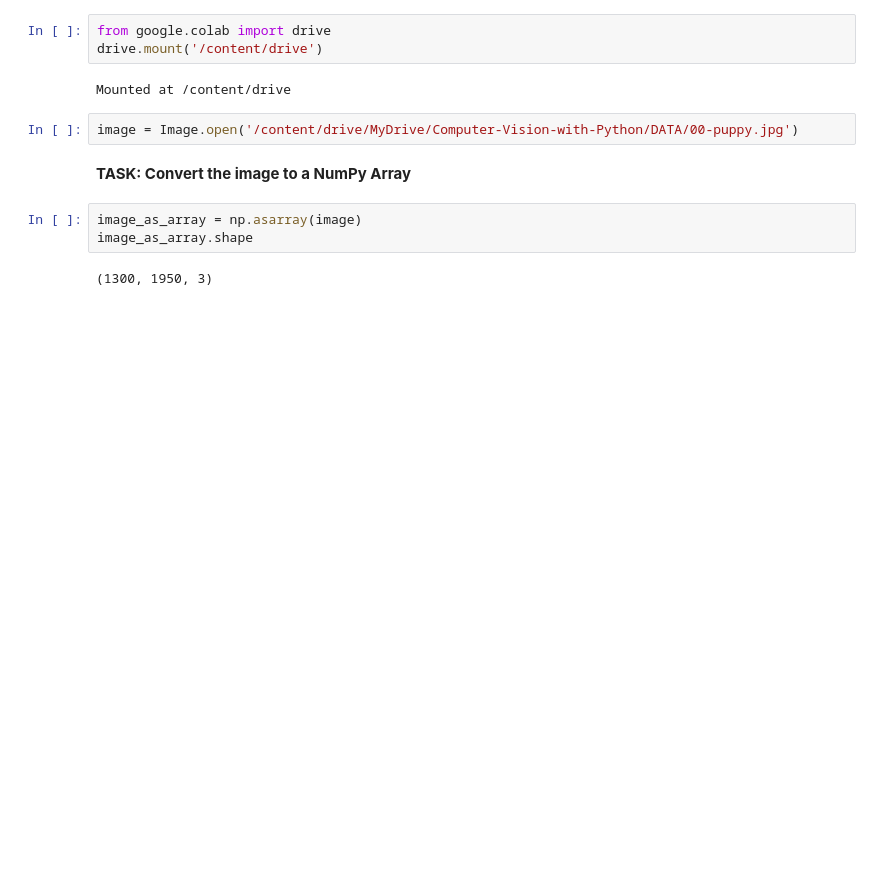
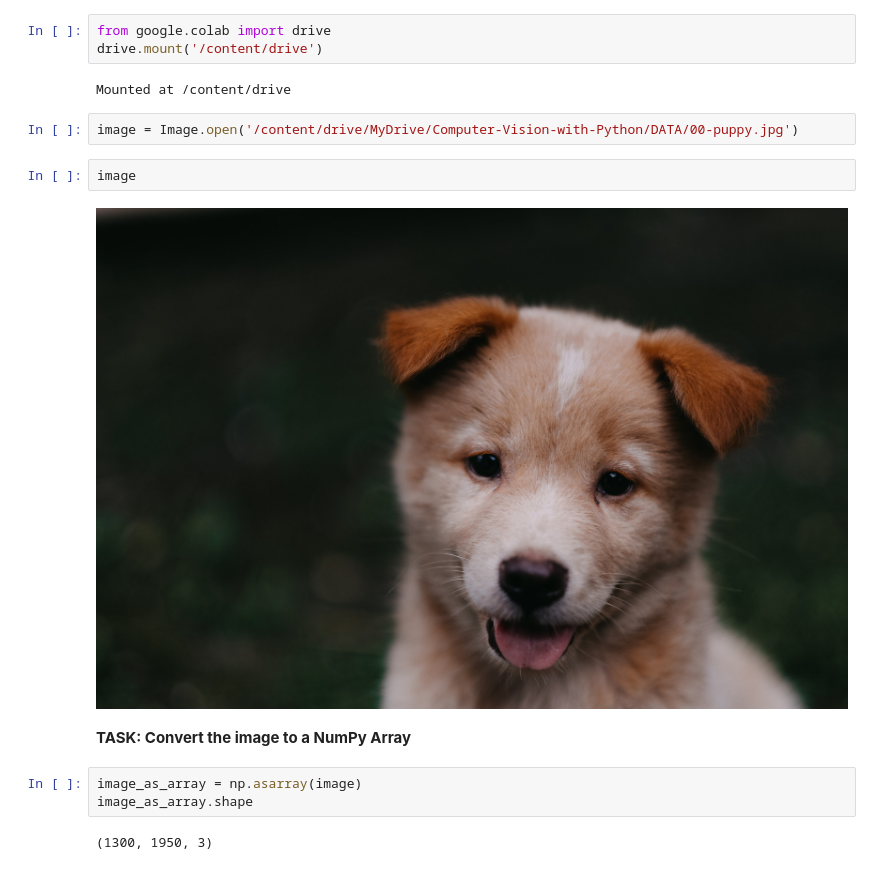
Before and after one commit to EmilSeyfullayev/OpenCV-Jose-Portilla, a Jupyter notebook: 00_Solutions.ipynb, the cells around one changed output. Saved outputs shown, nothing was run; the diff lists cells and outputs as text; blank space fills up the shorter version.

```diff
--- a/00_Solutions.ipynb
+++ b/00_Solutions.ipynb
@@ -46,6 +48,10 @@ drive.mount('/content/drive')
 Mounted at /content/drive
 # %%
 image = Image.open('/content/drive/MyDrive/Computer-Vision-with-Python/DATA/00-puppy.jpg')
+# %%
+image
+# %% [output]
+[figure, added]
 # %% [markdown]
 **TASK: Convert the image to a NumPy Array**
 # %%
```
Also changed, not shown: parts of 1 cell of this notebook.
